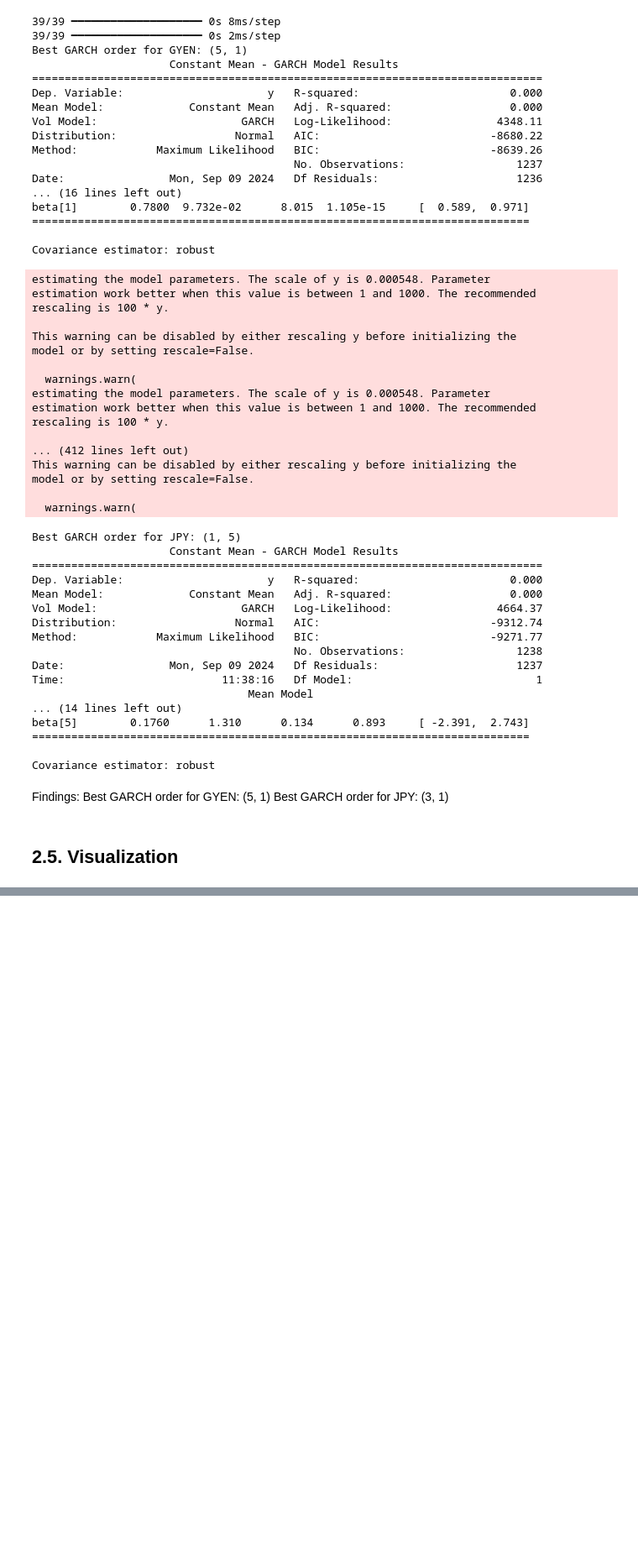
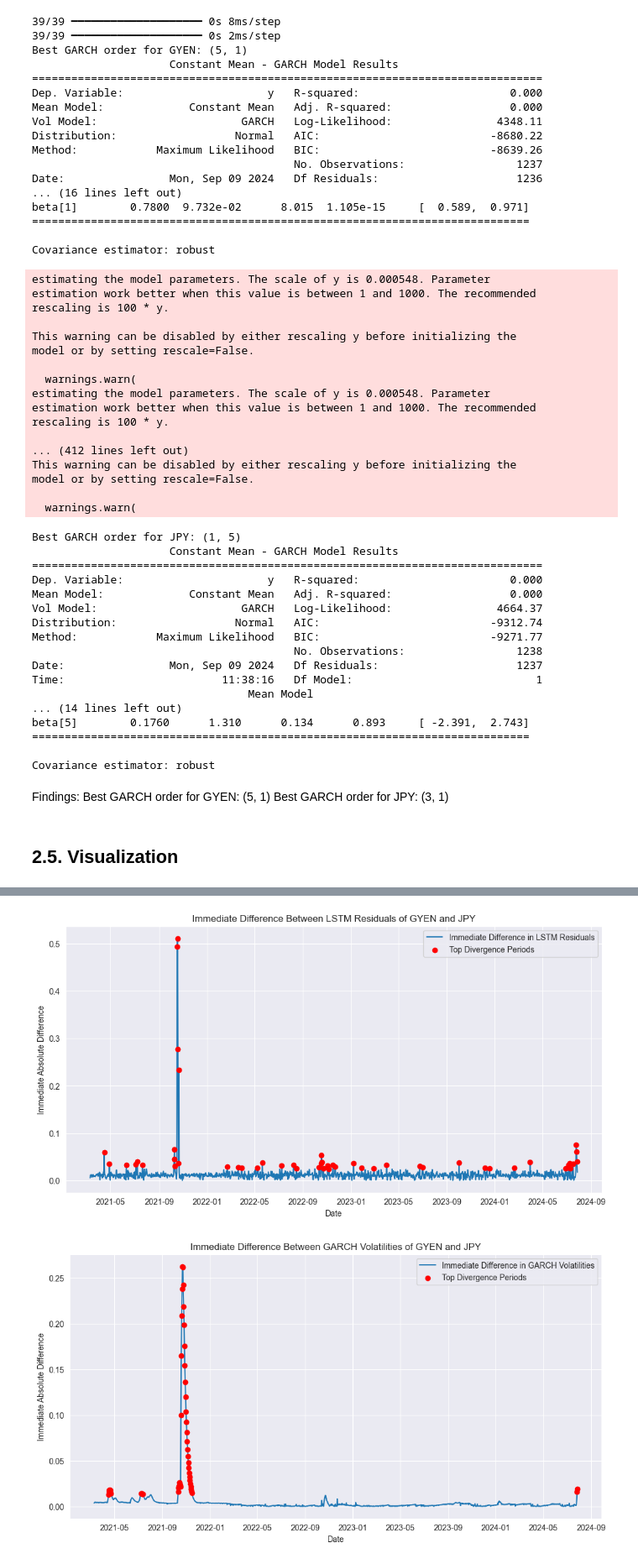
Before and after one commit to joodevs/algo-trader, a Jupyter notebook: gyen-yen-analysis.ipynb, the cells around one changed output, grey strips where cells are left out. Shown at 84% size. Saved outputs shown, nothing was run; the diff lists cells and outputs as text; code cells hidden in the pictures; blank space fills up the shorter version.

```diff
--- a/gyen-yen-analysis.ipynb
+++ b/gyen-yen-analysis.ipynb
@@ -740,0 +723,64 @@ plt.show()
+# %%
+import numpy as np
+import pandas as pd
+import matplotlib.pyplot as plt
+from scipy.signal import find_peaks
+
+# Extract the date indices from the original dataset
+dates = jpy_usd.index  # Assuming jpy_usd has the dates as its index
+
+# Ensure the datasets are aligned to have the same length
+min_length = min(len(lstm_residuals_gyen), len(lstm_residuals_jpy))
+lstm_residuals_gyen = lstm_residuals_gyen[:min_length]
+lstm_residuals_jpy = lstm_residuals_jpy[:min_length]
+dates = dates[:min_length]
+
+# Calculate immediate difference for LSTM residuals
+immediate_difference_lstm = np.abs(lstm_residuals_gyen - lstm_residuals_jpy)
+
+# Create a DataFrame with Date indices for LSTM residuals
+immediate_diff_df_lstm = pd.DataFrame({'Date': dates, 'Immediate Difference': immediate_difference_lstm})
+
+# Identify top periods of immediate difference for LSTM residuals
+top_X = 50  # Now defining X as 10
+top_periods_lstm = immediate_diff_df_lstm.nlargest(top_X, 'Immediate Difference').sort_values(by='Date')
+
+# Plot immediate differences for LSTM residuals
+plt.figure(figsize=(12, 6))
+plt.plot(immediate_diff_df_lstm['Date'], immediate_diff_df_lstm['Immediate Difference'], label='Immediate Difference in LSTM Residuals')
+plt.scatter(top_periods_lstm['Date'], top_periods_lstm['Immediate Difference'], color='red', label='Top Divergence Periods', zorder=5)
+plt.title('Immediate Difference Between LSTM Residuals of GYEN and JPY')
+plt.xlabel('Date')
+plt.ylabel('Immediate Absolute Difference')
+plt.legend()
+plt.show()
+
+# Repeat similar steps for GARCH volatilities
+garch_vol_gyen = garch_fit_gyen.conditional_volatility[:min_length]
+garch_vol_jpy = garch_fit_jpy.conditional_volatility[:min_length]
+
+immediate_diff_vol = np.abs(garch_vol_gyen - garch_vol_jpy)
+immediate_diff_vol_df = pd.DataFrame({'Date': dates, 'Immediate Difference': immediate_diff_vol})
+
+# Identify top periods of immediate difference for GARCH volatilities
+top_periods_garch = immediate_diff_vol_df.nlargest(top_X, 'Immediate Difference').sort_values(by='Date')
+
+# Plot immediate differences for GARCH volatilities
+plt.figure(figsize=(12, 6))
+plt.plot(immediate_diff_vol_df['Date'], immediate_diff_vol_df['Immediate Difference'], label='Immediate Difference in GARCH Volatilities')
+plt.scatter(top_periods_garch['Date'], top_periods_garch['Immediate Difference'], color='red', label='Top Divergence Periods', zorder=5)
+plt.title('Immediate Difference Between GARCH Volatilities of GYEN and JPY')
+plt.xlabel('Date')
+plt.ylabel('Immediate Absolute Difference')
+plt.legend()
+plt.show()
+
+# Display top periods sorted by date for further analysis
+print("Top 10 periods of immediate difference for LSTM residuals (sorted by date):")
+print(top_periods_lstm)
+
+print("\nTop 10 periods of immediate difference for GARCH volatilities (sorted by date):")
+print(top_periods_garch)
+# %% [output]
+[figure, added]
+[figure, added]
```
Also changed, not shown: parts of 3 cells of this notebook.
